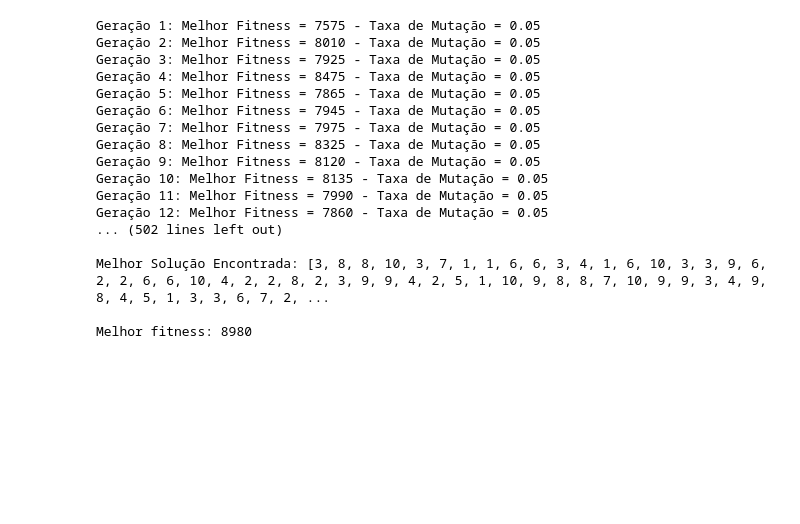
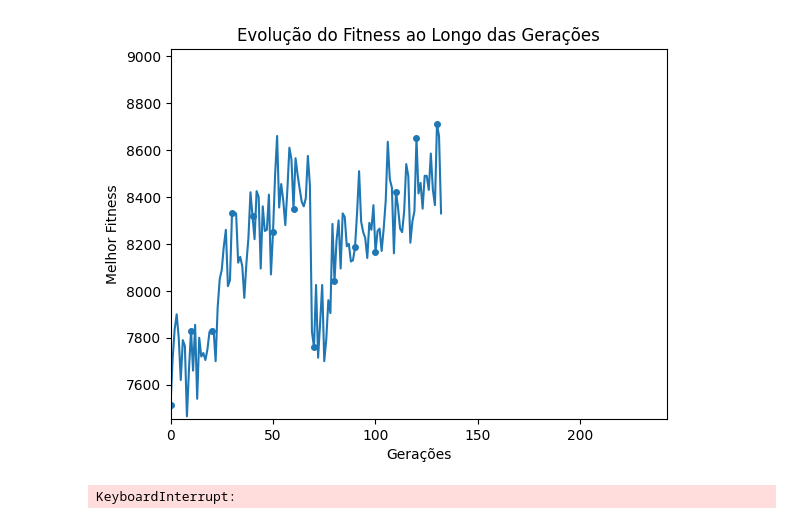
Before and after one commit to JrFarias/postech-iadev, a Jupyter notebook: notebooks/ags.ipynb, the cells around one changed output. Saved outputs shown, nothing was run; the diff lists cells and outputs as text; code cells hidden in the pictures; blank space fills up the shorter version.

```diff
--- a/notebooks/ags.ipynb
+++ b/notebooks/ags.ipynb
@@ -211,23 +253,9 @@ def genetic_algorithm():
 # %%
 # Executar o AG e retornar a melhor solução
-best_solution, best_fitness = genetic_algorithm()
-print("\nMelhor Solução Encontrada:", best_solution)
-print("\nMelhor fitness:", best_fitness) # 9125
+best_solution, best_fitness = AlgoritmoGenetico().genetic_algorithm()
+
+# print("\nMelhor Solução Encontrada:", best_solution)
+# print("\nMelhor fitness:", best_fitness) # 9630
 # %% [output]
+[figure, added]
-Geração 1: Melhor Fitness = 7575 - Taxa de Mutação = 0.05
-Geração 2: Melhor Fitness = 8010 - Taxa de Mutação = 0.05
-Geração 3: Melhor Fitness = 7925 - Taxa de Mutação = 0.05
-Geração 4: Melhor Fitness = 8475 - Taxa de Mutação = 0.05
-Geração 5: Melhor Fitness = 7865 - Taxa de Mutação = 0.05
-Geração 6: Melhor Fitness = 7945 - Taxa de Mutação = 0.05
-Geração 7: Melhor Fitness = 7975 - Taxa de Mutação = 0.05
-Geração 8: Melhor Fitness = 8325 - Taxa de Mutação = 0.05
-Geração 9: Melhor Fitness = 8120 - Taxa de Mutação = 0.05
-Geração 10: Melhor Fitness = 8135 - Taxa de Mutação = 0.05
-Geração 11: Melhor Fitness = 7990 - Taxa de Mutação = 0.05
-Geração 12: Melhor Fitness = 7860 - Taxa de Mutação = 0.05
-... (502 lines left out)
-
-Melhor Solução Encontrada: [3, 8, 8, 10, 3, 7, 1, 1, 6, 6, 3, 4, 1, 6, 10, 3, 3, 9, 6, 2, 2, 6, 6, 10, 4, 2, 2, 8, 2, 3, 9, 9, 4, 2, 5, 1, 10, 9, 8, 8, 7, 10, 9, 9, 3, 4, 9, 8, 4, 5, 1, 3, 3, 6, 7, 2, ...
-
-Melhor fitness: 8980
+KeyboardInterrupt:
```
Also changed, not shown: parts of 5 cells of this notebook.
